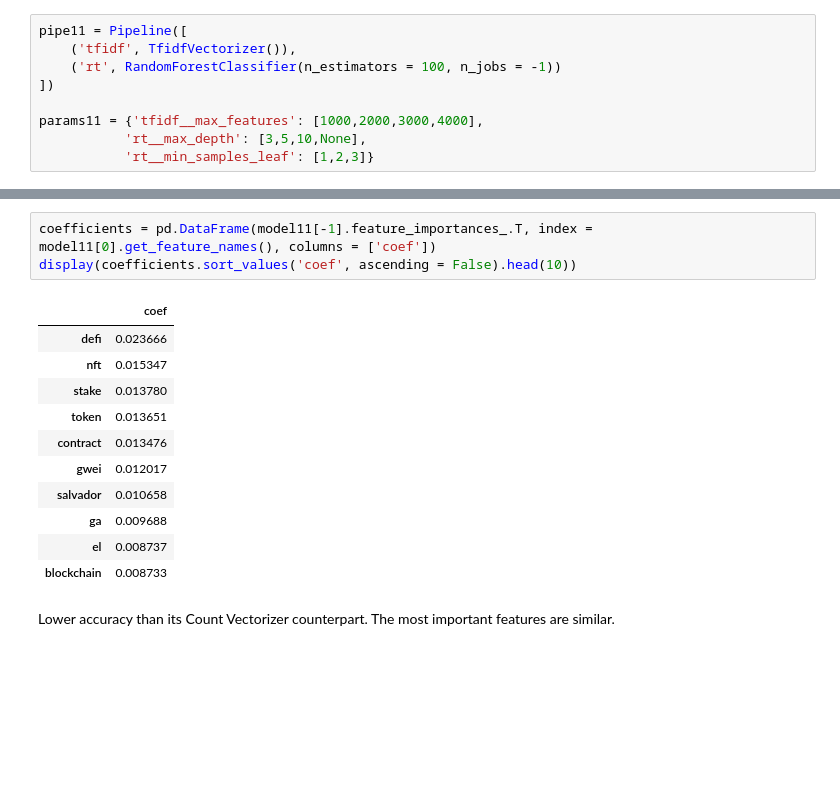
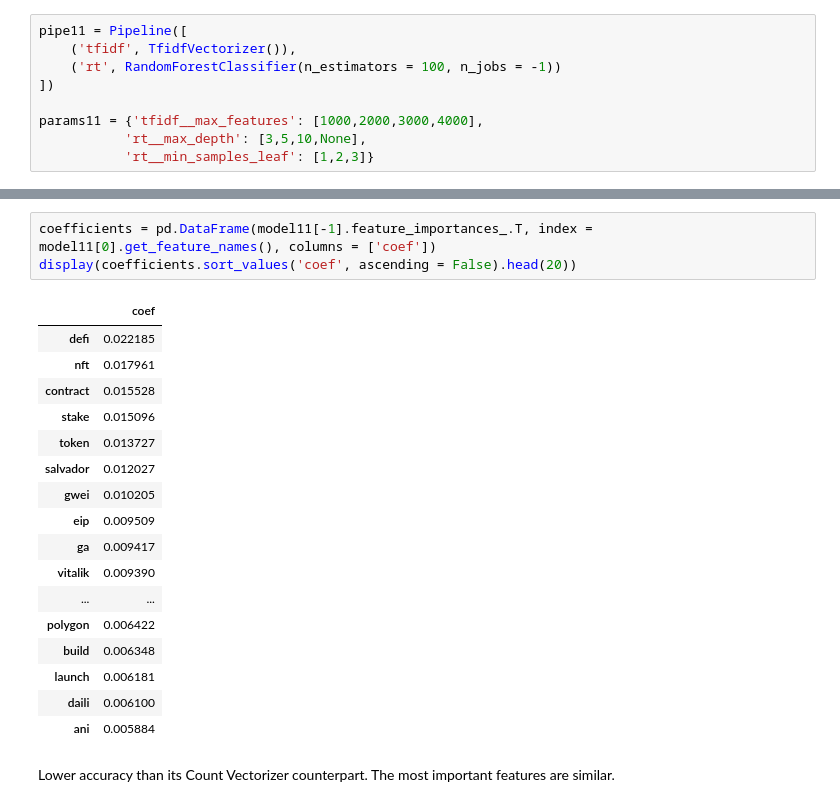
Before and after one commit to namkungchew/Bitcoin-Ethereum-Classifier, a Jupyter notebook: code/Bitcoin - Ethereum Reddit Classifier.ipynb, the cells around one changed output, grey strips where cells are left out. Drawn from its saved outputs; the diff is of its cells as text; blank space fills up the shorter version.

```diff
--- a/code/Bitcoin - Ethereum Reddit Classifier.ipynb
+++ b/code/Bitcoin - Ethereum Reddit Classifier.ipynb
@@ -645,18 +626,24 @@ Best Model Test Score: 0.7774390243902439
 # %%
 coefficients = pd.DataFrame(model11[-1].feature_importances_.T, index = model11[0].get_feature_names(), columns = ['coef'])
-display(coefficients.sort_values('coef', ascending = False).head(10))
+display(coefficients.sort_values('coef', ascending = False).head(20))
 # %% [output]
 |  | coef |
-| defi | 0.023666 |
-| nft | 0.015347 |
-| stake | 0.013780 |
-| token | 0.013651 |
-| contract | 0.013476 |
-| gwei | 0.012017 |
-| salvador | 0.010658 |
-| ga | 0.009688 |
-| el | 0.008737 |
-| blockchain | 0.008733 |
+| defi | 0.022185 |
+| nft | 0.017961 |
+| contract | 0.015528 |
+| stake | 0.015096 |
+| token | 0.013727 |
+| salvador | 0.012027 |
+| gwei | 0.010205 |
+| eip | 0.009509 |
+| ga | 0.009417 |
+| vitalik | 0.009390 |
+| ... | ... |
+| polygon | 0.006422 |
+| build | 0.006348 |
+| launch | 0.006181 |
+| daili | 0.006100 |
+| ani | 0.005884 |
 # %% [markdown]
 Lower accuracy than its Count Vectorizer counterpart. The most important features are similar.
 # %% [markdown]
```
Also changed, not shown: parts of 50 cells of this notebook.
